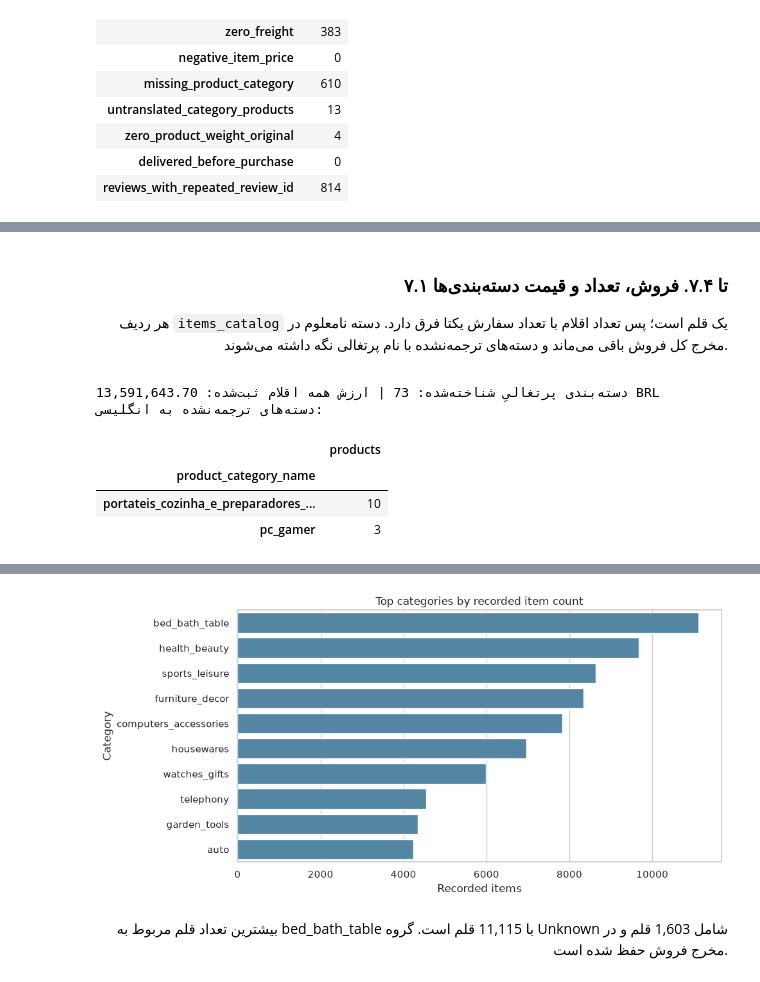
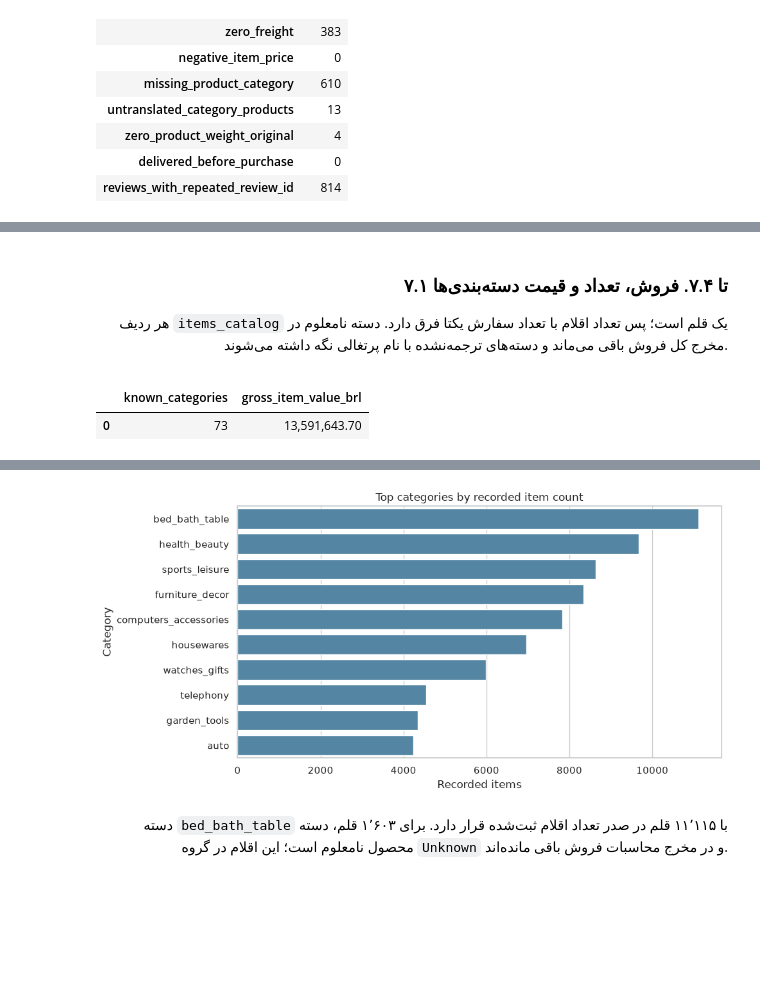
Before and after one commit to arashalidadi/olist-pro, a Jupyter notebook: olist_analysis.ipynb, the cells around one changed output, grey strips where cells are left out. Cells and saved outputs as stored; diff of their text form; code cells hidden in the pictures; blank space fills up the shorter version.

```diff
--- a/olist_analysis.ipynb
+++ b/olist_analysis.ipynb
@@ -946,7 +1005,7 @@ note(f"بزرگ‌ترین اختلاف قدرمطلق سهم‌ها در {large
 
 </div>
 # %% [markdown]
-<div dir="rtl" align="right">
+<div dir="rtl" align="right" style="text-align: right;">
 
 ### ۷.۱ تا ۷.۴. فروش، تعداد و قیمت دسته‌بندی‌ها
 
@@ -956,27 +1015,20 @@ note(f"بزرگ‌ترین اختلاف قدرمطلق سهم‌ها در {large
 # %%
 cat_sales = (items_catalog.groupby('category', dropna=False)
              .agg(items=('order_item_id', 'size'), orders=('order_id', 'nunique'),
                   gross_brl=('price', 'sum'), avg_price_brl=('price', 'mean')))
 cat_sales['item_rank'] = cat_sales['items'].rank(method='min', ascending=False).astype(int)
 cat_sales['gross_rank'] = cat_sales.gross_brl.rank(method='min', ascending=False).astype(int)
 cat_sales['gross_share_pct'] = cat_sales.gross_brl.div(items.price.sum()).mul(100)
 known_categories = products.product_category_name.nunique()
-print(f'دسته‌بندی پرتغالیِ شناخته‌شده: {known_categories:,} | ارزش همه اقلام ثبت‌شده: {items.price.sum():,.2f} BRL')
-print('دسته‌های ترجمه‌نشده به انگلیسی:')
+display(pd.DataFrame({'known_categories': [known_categories], 'gross_item_value_brl': [items.price.sum()]}))
 display(products.loc[products.product_category_name.notna() & ~products.product_category_name.isin(translation.product_category_name),
                      'product_category_name'].value_counts().to_frame('products'))
 display(cat_sales.sort_values('items', ascending=False).head(10))
 fig, ax = plt.subplots(figsize=(10, 5))
 sns.barplot(data=cat_sales.sort_values('items', ascending=False).head(10).reset_index(),
             x='items', y='category', color='#4789b1', ax=ax)
 ax.set(title='Top categories by recorded item count', xlabel='Recorded items', ylabel='Category')
 plt.tight_layout(); plt.show()
-note(f"بیشترین تعداد قلم مربوط به {cat_sales['items'].idxmax()} با {cat_sales['items'].max():,} قلم است. "
-     f"گروه Unknown شامل {int(cat_sales.loc['Unknown', 'items']):,} قلم و در مخرج فروش حفظ شده است.")
 # %% [output]
-دسته‌بندی پرتغالیِ شناخته‌شده: 73 | ارزش همه اقلام ثبت‌شده: 13,591,643.70 BRL
-دسته‌های ترجمه‌نشده به انگلیسی:
-|  | products |
-| product_category_name |  |
-| portateis_cozinha_e_preparadores_... | 10 |
-| pc_gamer | 3 |
+|  | known_categories | gross_item_value_brl |
+| 0 | 73 | 13,591,643.70 |
@@ -995,5 +1051,10 @@ note(f"بیشترین تعداد قلم مربوط به {cat_sales['items'].idxm
 [figure]
-<div dir="rtl" align="right">بیشترین تعداد قلم مربوط به bed_bath_table با 11,115 قلم است. گروه Unknown شامل 1,603 قلم و در مخرج فروش حفظ شده است.</div>
+# %% [markdown]
+<div dir="rtl" align="right" style="text-align: right;">
+
+دسته `bed_bath_table` با ۱۱٬۱۱۵ قلم در صدر تعداد اقلام ثبت‌شده قرار دارد. برای ۱٬۶۰۳ قلم، دسته محصول نامعلوم است؛ این اقلام در گروه `Unknown` و در مخرج محاسبات فروش باقی مانده‌اند.
+
+</div>
 # %%
 top_gross = cat_sales.sort_values('gross_brl', ascending=False).head(10)
 display(top_gross)
```
Also changed, not shown: parts of 144 cells of this notebook.
